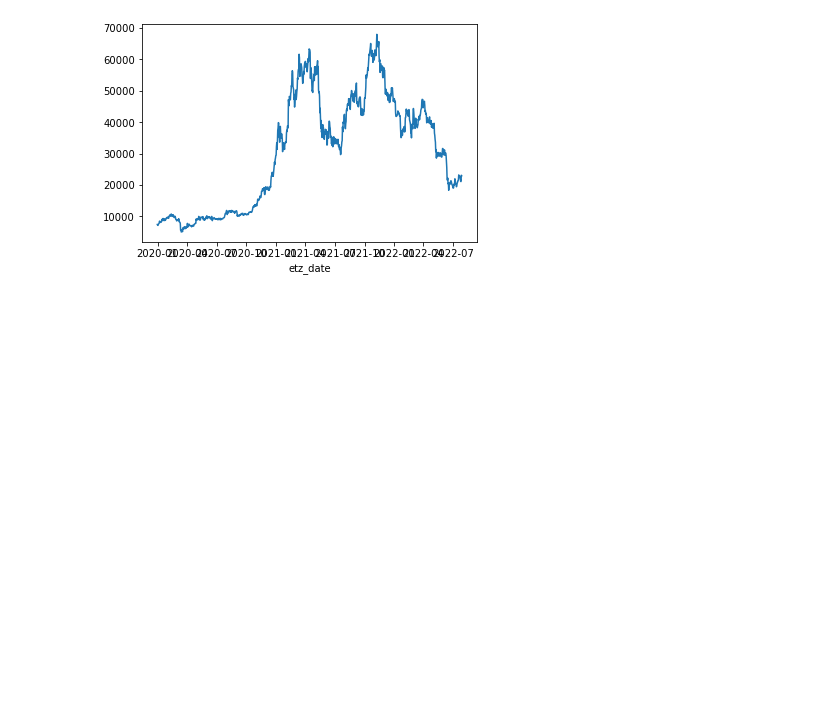
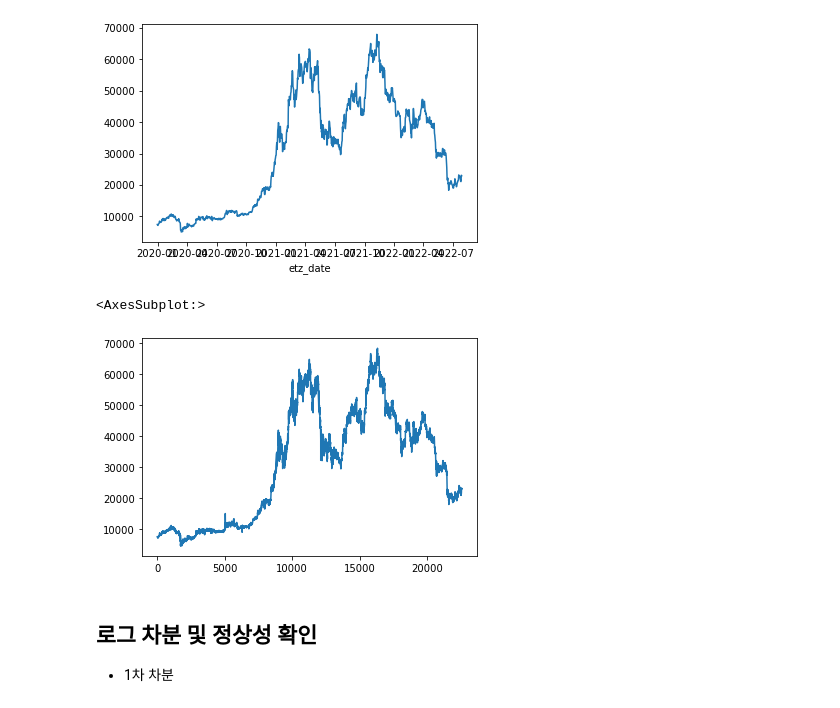
Before and after one commit to instork/EDA-exercise, a Jupyter notebook: notebooks/data_validation.ipynb, the cells around one changed output. Saved outputs shown, nothing was run; the diff lists cells and outputs as text; code cells hidden in the pictures; blank space fills up the shorter version.

```diff
--- a/notebooks/data_validation.ipynb
+++ b/notebooks/data_validation.ipynb
@@ -144,3 +140,12 @@ daily_btc_df.trade_price.plot()
 # %% [output]
 <AxesSubplot:xlabel='etz_date'>
 [figure]
+# %%
+btc_df.trade_price.plot()
+# %% [output]
+<AxesSubplot:>
+[figure, added]
+# %% [markdown]
+## 로그 차분 및 정상성 확인
+
+- 1차 차분
```
Also changed, not shown: parts of 17 cells of this notebook, 1 other file.
